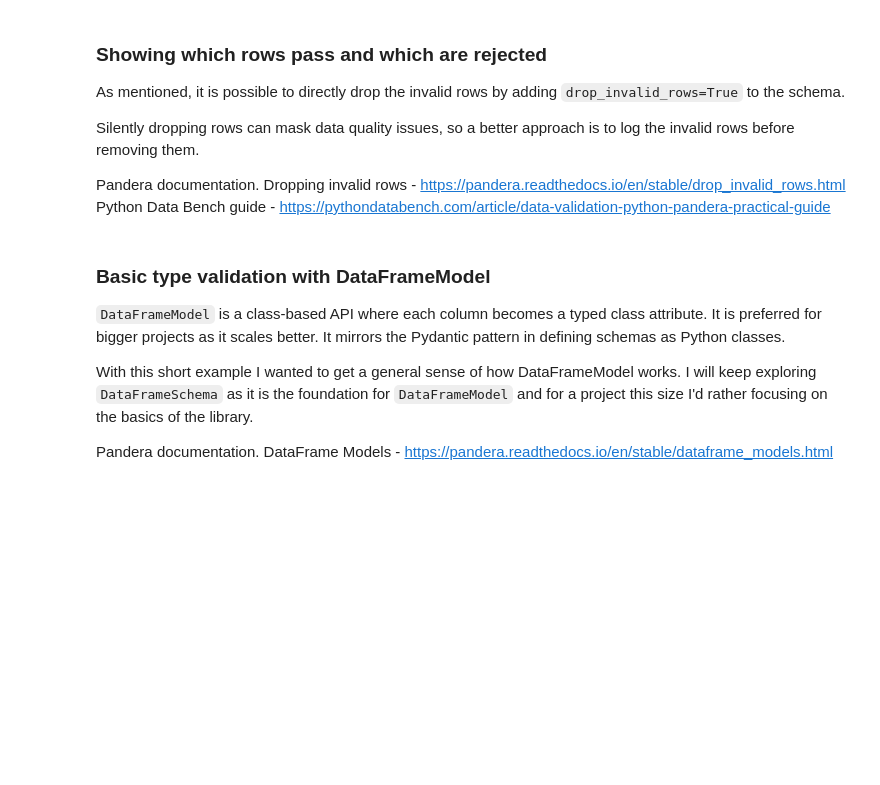
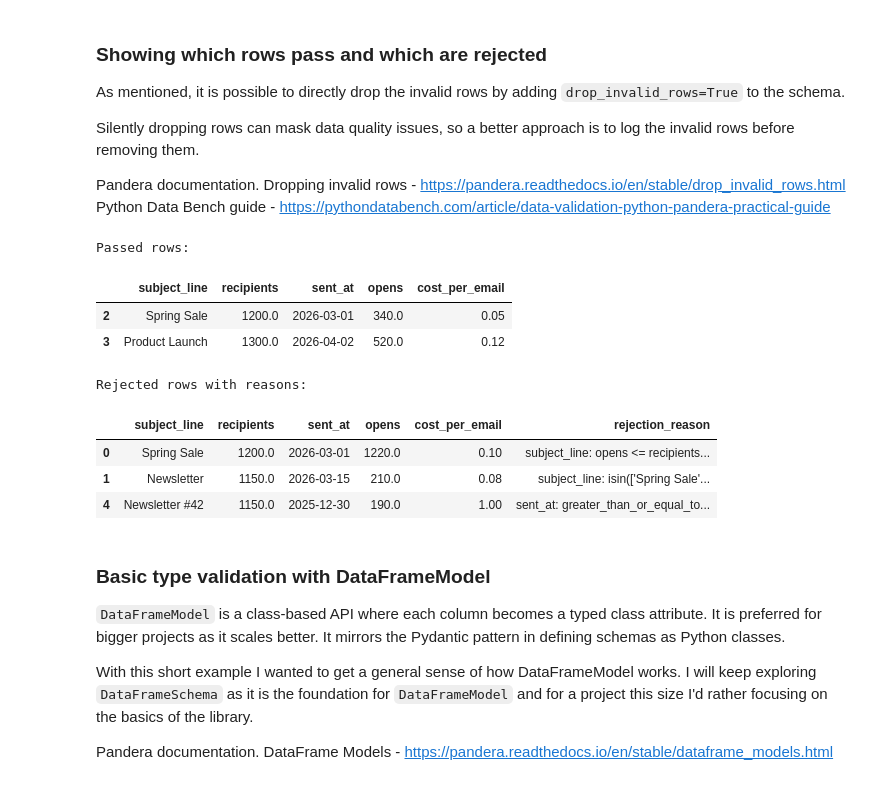
Before and after one commit to IreneGrisenti/Validation_with_Pandera, a Jupyter notebook: pandera_exploration.ipynb, the cells around one changed output. Drawn from its saved outputs; the diff is of its cells as text; code cells hidden in the pictures; blank space fills up the shorter version.

```diff
--- a/pandera_exploration.ipynb
+++ b/pandera_exploration.ipynb
@@ -231,45 +289,41 @@ invalid_data = {
 
 invalid_df = pd.DataFrame(invalid_data)
 # %%
-full_schema = pa.DataFrameSchema(
-    {
-        'subject_line': pa.Column(str, pa.Check.isin(['Spring Sale', 'Newsletter #42', 'Product Launch'])),
-        'recipients': pa.Column(int, pa.Check.in_range(1, 5000)),
-        'sent_at': pa.Column(pa.DateTime, pa.Check.greater_than_or_equal_to(pd.Timestamp('2026-01-01'))),
-        'opens': pa.Column(int, pa.Check.in_range(0, 5000)),
-        'cost_per_email': pa.Column(float, pa.Check.in_range(0.0, 1.0)),
-    },
-    checks=pa.Check(check_opens_vs_recipients, error='The openings should be equal or less than the recipients.'),
-    coerce=True
-)
-
-# Validate, split and log
 try:
-    validated_df = full_schema.validate(invalid_df, lazy=True)
+    validated_invalid_df = full_schema.validate(invalid_df, lazy=True)
     print('All rows passed.')
 except pa.errors.SchemaErrors as exc:
-    failed_idx = exc.failure_cases['index'].dropna().unique()
-
+    failed_idx = exc.failure_cases['index'].dropna().unique() # Pandera includes NaN for schema-level errors and including NaN would corrupt the row separation logic
     passed_df = invalid_df.drop(index=failed_idx)
     rejected_df = invalid_df.loc[failed_idx]
 
     # One row per rejected record, with all its failure reasons collapsed into a single cell
     reasons = (
         exc.failure_cases.dropna(subset=['index'])
         .groupby('index')
         .apply(lambda g: '; '.join(f"{r.column}: {r.check} (got {r.failure_case})" for r in g.itertuples()))
     )
 
     combined = rejected_df.copy()
     combined['rejection_reason'] = combined.index.map(reasons)
 
     print('Passed rows:')
     display(passed_df)
 
     print('Rejected rows with reasons:')
     display(combined)
 
     #combined.to_csv('rejected_rows_log.csv', index=True)
+# %% [output]
+Passed rows:
+|  | subject_line | recipients | sent_at | opens | cost_per_email |
+| 2 | Spring Sale | 1200.0 | 2026-03-01 | 340.0 | 0.05 |
+| 3 | Product Launch | 1300.0 | 2026-04-02 | 520.0 | 0.12 |
+Rejected rows with reasons:
+|  | subject_line | recipients | sent_at | opens | cost_per_email | rejection_reason |
+| 0 | Spring Sale | 1200.0 | 2026-03-01 | 1220.0 | 0.10 | subject_line: opens <= recipients... |
+| 1 | Newsletter | 1150.0 | 2026-03-15 | 210.0 | 0.08 | subject_line: isin(['Spring Sale'... |
+| 4 | Newsletter #42 | 1150.0 | 2025-12-30 | 190.0 | 1.00 | sent_at: greater_than_or_equal_to... |
 # %% [markdown]
 ### Basic type validation with DataFrameModel
 
```
Also changed, not shown: parts of 10 cells of this notebook.
